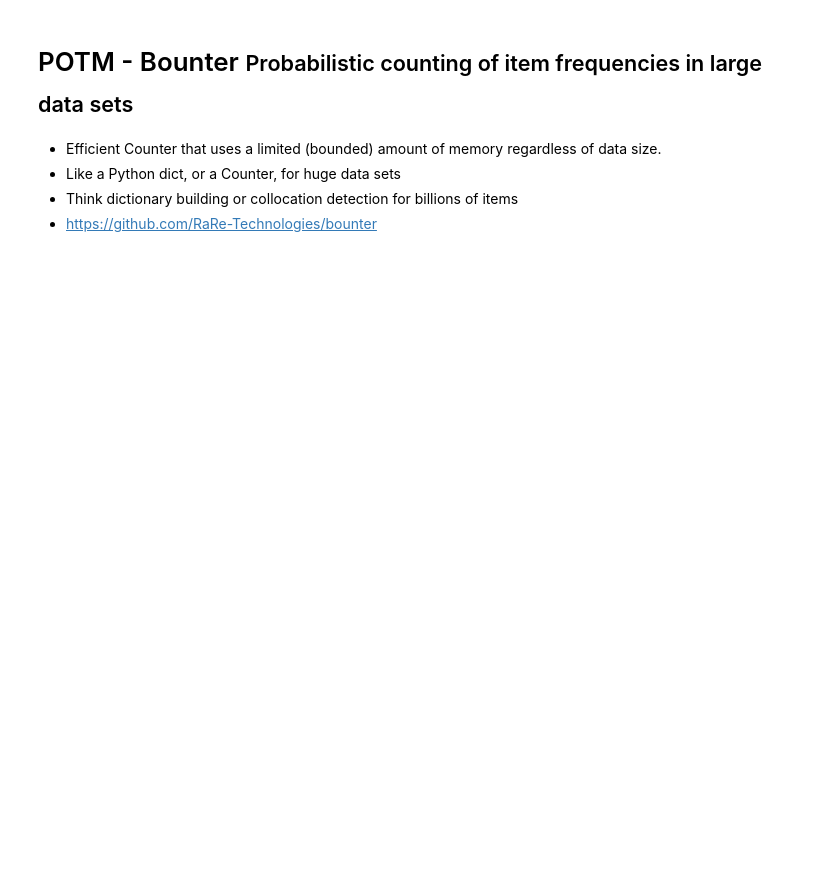
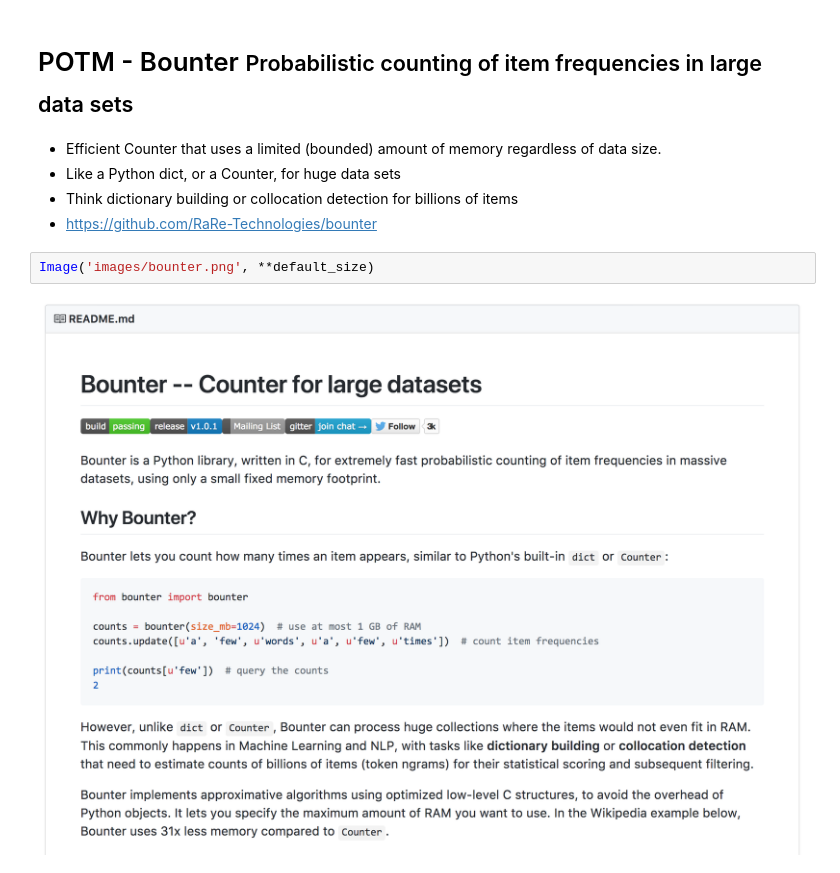
Before and after one commit to PyDataLondon/News, a Jupyter notebook: 2017-12-05_PyData-News_December-2017/PyData London News - December 2017.ipynb, the cells around one changed output. Drawn from its saved outputs; the diff is of its cells as text; blank space fills up the shorter version.

```diff
--- a/2017-12-05_PyData-News_December-2017/PyData London News - December 2017.ipynb
+++ b/2017-12-05_PyData-News_December-2017/PyData London News - December 2017.ipynb
@@ -38,3 +46,7 @@ Image(filename="images/pydata_logo.png", width=600)
 + Like a Python dict, or a Counter, for huge data sets
 + Think dictionary building or collocation detection for billions of items
 + https://github.com/RaRe-Technologies/bounter
+# %%
+Image('images/bounter.png', **default_size)
+# %% [output]
+[figure, added]
```
Also changed, not shown: parts of 11 cells of this notebook, 5 other files.
